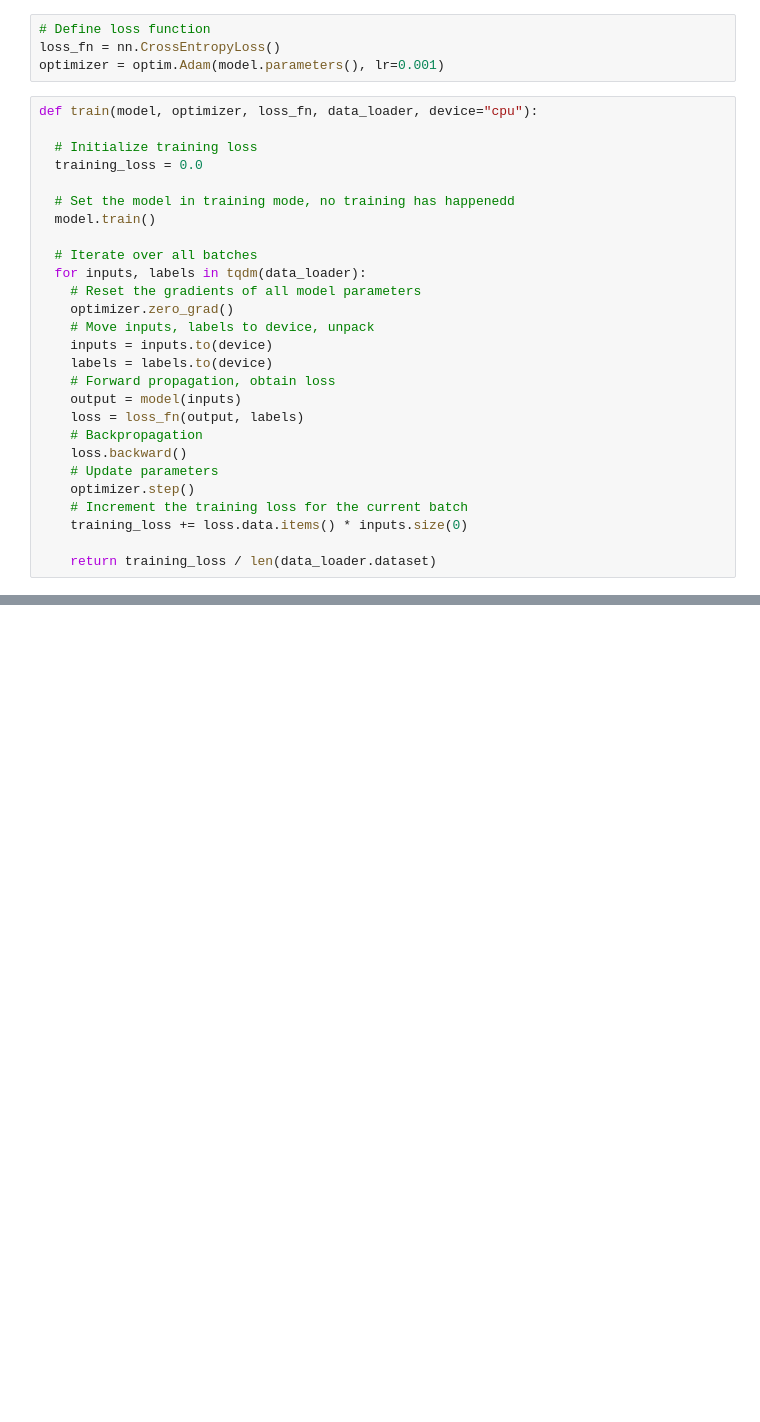
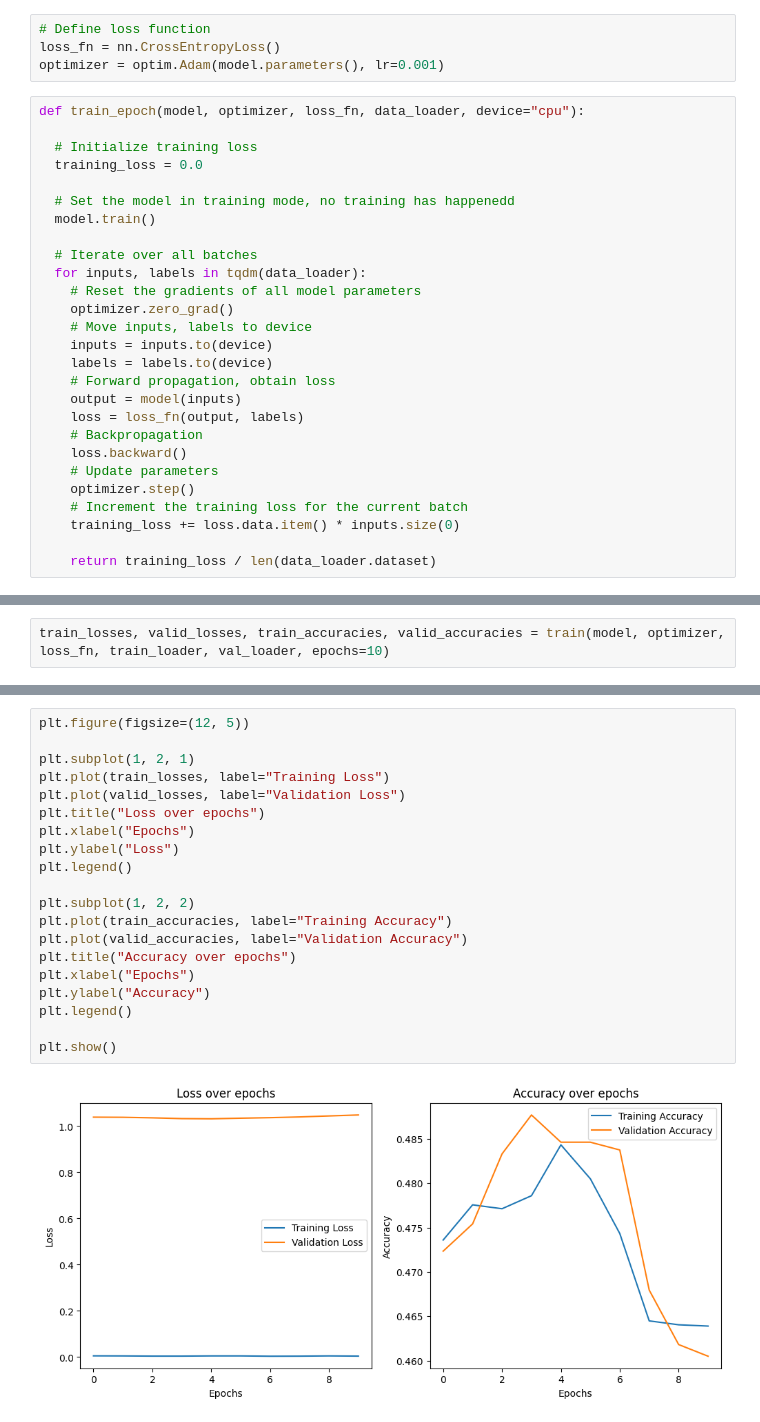
Before and after one commit to joseph-4640/Human-emotions-detection, a Jupyter notebook: detect.ipynb, the cells around one changed output, grey strips where cells are left out. Drawn from its saved outputs; the diff is of its cells as text; blank space fills up the shorter version.

```diff
--- a/detect.ipynb
+++ b/detect.ipynb
@@ -356,7 +356,7 @@ Estimated Total Size (MB): 5805.83
 loss_fn = nn.CrossEntropyLoss()
 optimizer = optim.Adam(model.parameters(), lr=0.001)
 # %%
-def train(model, optimizer, loss_fn, data_loader, device="cpu"):
+def train_epoch(model, optimizer, loss_fn, data_loader, device="cpu"):
 
   # Initialize training loss
   training_loss = 0.0
@@ -368,7 +368,7 @@ def train(model, optimizer, loss_fn, data_loader, device="cpu"):
   for inputs, labels in tqdm(data_loader):
     # Reset the gradients of all model parameters
     optimizer.zero_grad()
-    # Move inputs, labels to device, unpack
+    # Move inputs, labels to device
     inputs = inputs.to(device)
     labels = labels.to(device)
     # Forward propagation, obtain loss
@@ -379,6 +379,6 @@ def train(model, optimizer, loss_fn, data_loader, device="cpu"):
     # Update parameters
     optimizer.step()
     # Increment the training loss for the current batch
-    training_loss += loss.data.items() * inputs.size(0)
+    training_loss += loss.data.item() * inputs.size(0)
 
     return training_loss / len(data_loader.dataset)
@@ -384,0 +465,2 @@ def train(model, optimizer, loss_fn, data_loader, device="cpu"):
+# %%
+train_losses, valid_losses, train_accuracies, valid_accuracies = train(model, optimizer, loss_fn, train_loader, val_loader, epochs=10)
@@ -384,0 +478,22 @@ def train(model, optimizer, loss_fn, data_loader, device="cpu"):
+# %%
+plt.figure(figsize=(12, 5))
+
+plt.subplot(1, 2, 1)
+plt.plot(train_losses, label="Training Loss")
+plt.plot(valid_losses, label="Validation Loss")
+plt.title("Loss over epochs")
+plt.xlabel("Epochs")
+plt.ylabel("Loss")
+plt.legend()
+
+plt.subplot(1, 2, 2)
+plt.plot(train_accuracies, label="Training Accuracy")
+plt.plot(valid_accuracies, label="Validation Accuracy")
+plt.title("Accuracy over epochs")
+plt.xlabel("Epochs")
+plt.ylabel("Accuracy")
+plt.legend()
+
+plt.show()
+# %% [output]
+[figure, added]
```
Also changed, not shown: parts of 10 cells of this notebook.
